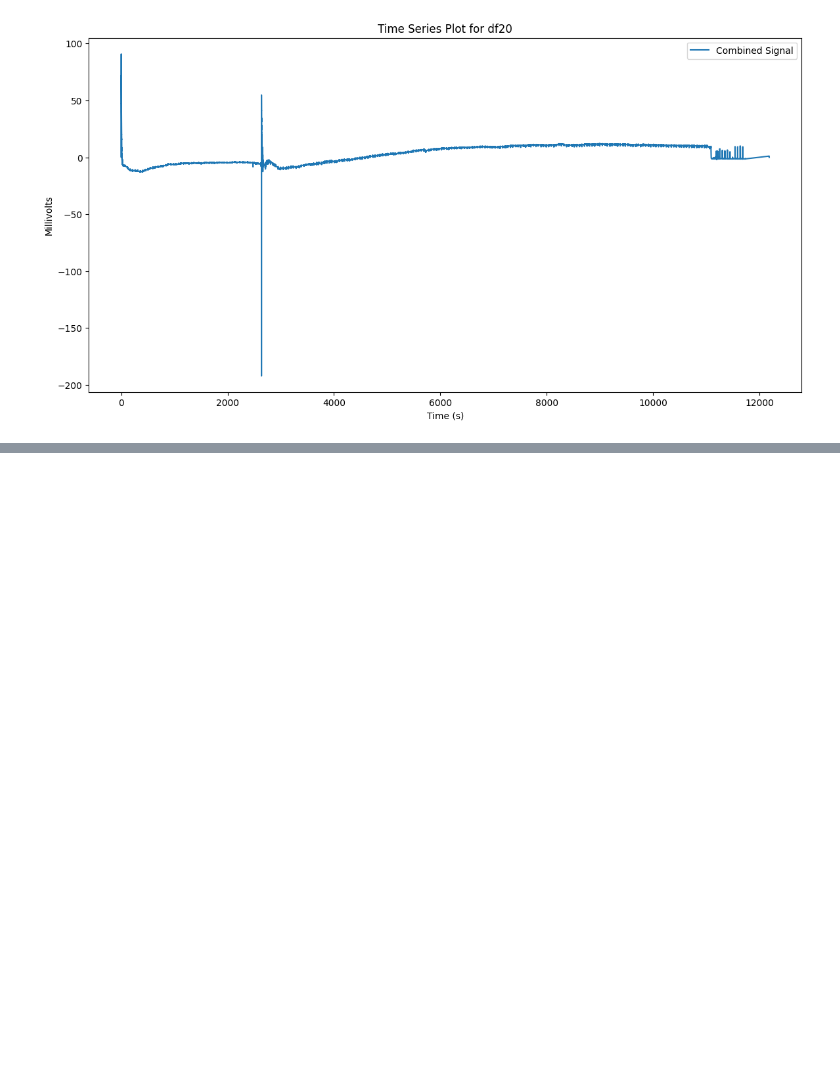
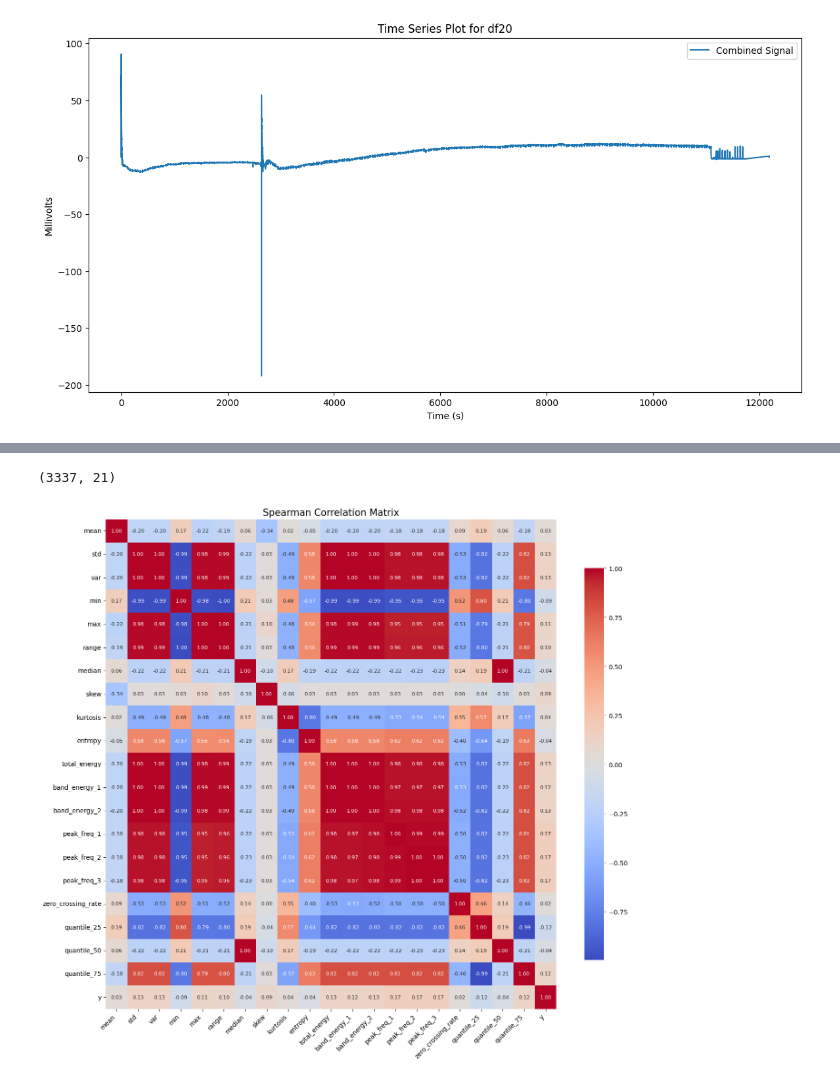
Before and after one commit to stebil87/Thesis, a Jupyter notebook: Analysis.ipynb, the cells around one changed output, grey strips where cells are left out. Saved outputs shown, nothing was run; the diff lists cells and outputs as text; code cells hidden in the pictures; blank space fills up the shorter version.

```diff
--- a/Analysis.ipynb
+++ b/Analysis.ipynb
@@ -146,0 +153,5 @@ print(vif_df)
+# %%
+#drop feat=0
+columns_to_drop = ['band_energy_3', 'band_energy_4']
+features_df1 = drop_columns(features_df1, columns_to_drop)
+print(features_df1.head())
@@ -146,0 +176,9 @@ print(vif_df)
+# %%
+features_df1.shape
+# %% [output]
+(3337, 21)
+# %%
+#correlazioni
+plot_spearman_correlation_matrix(features_df1)
+# %% [output]
+[figure, added]
```
Also changed, not shown: parts of 9 cells of this notebook, 4 other files.
